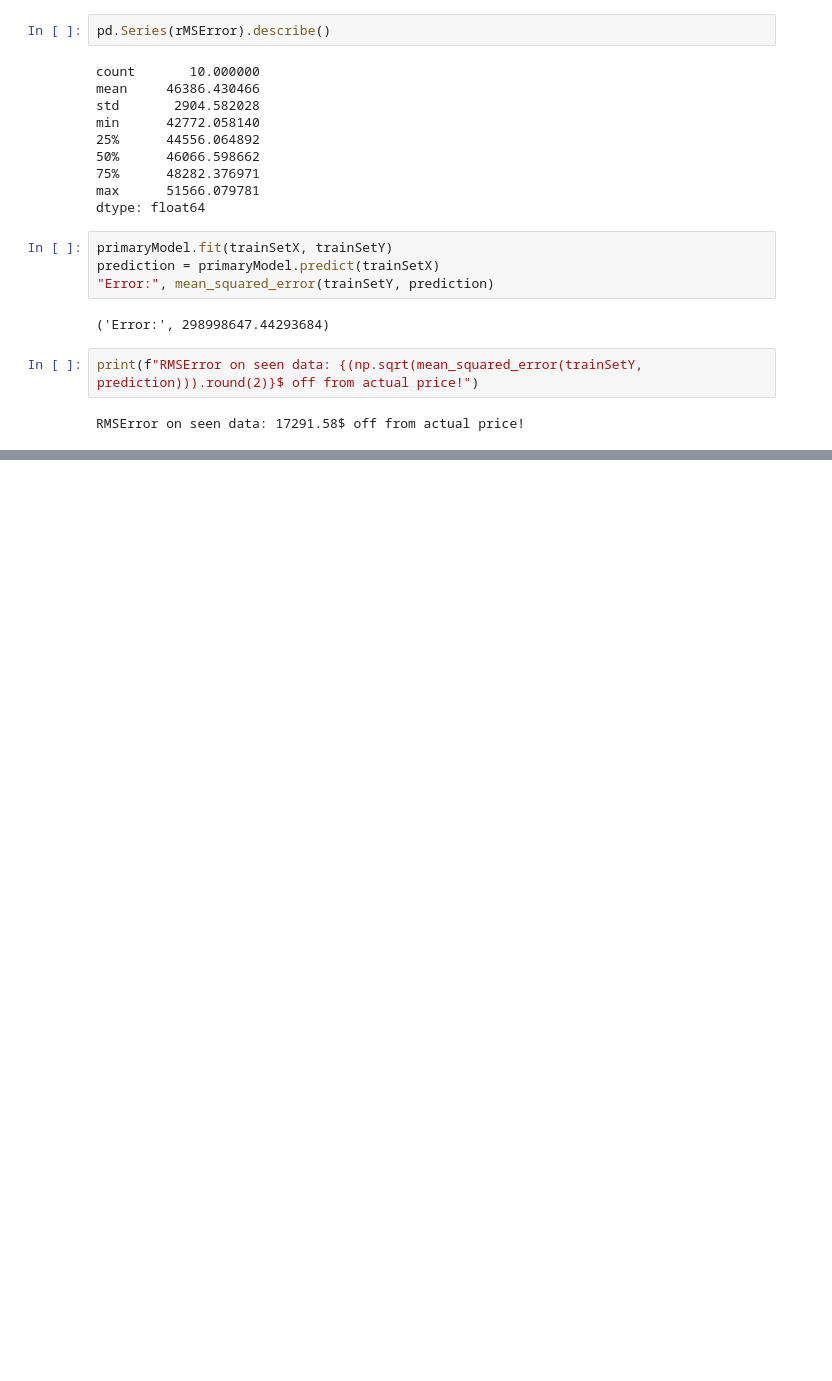
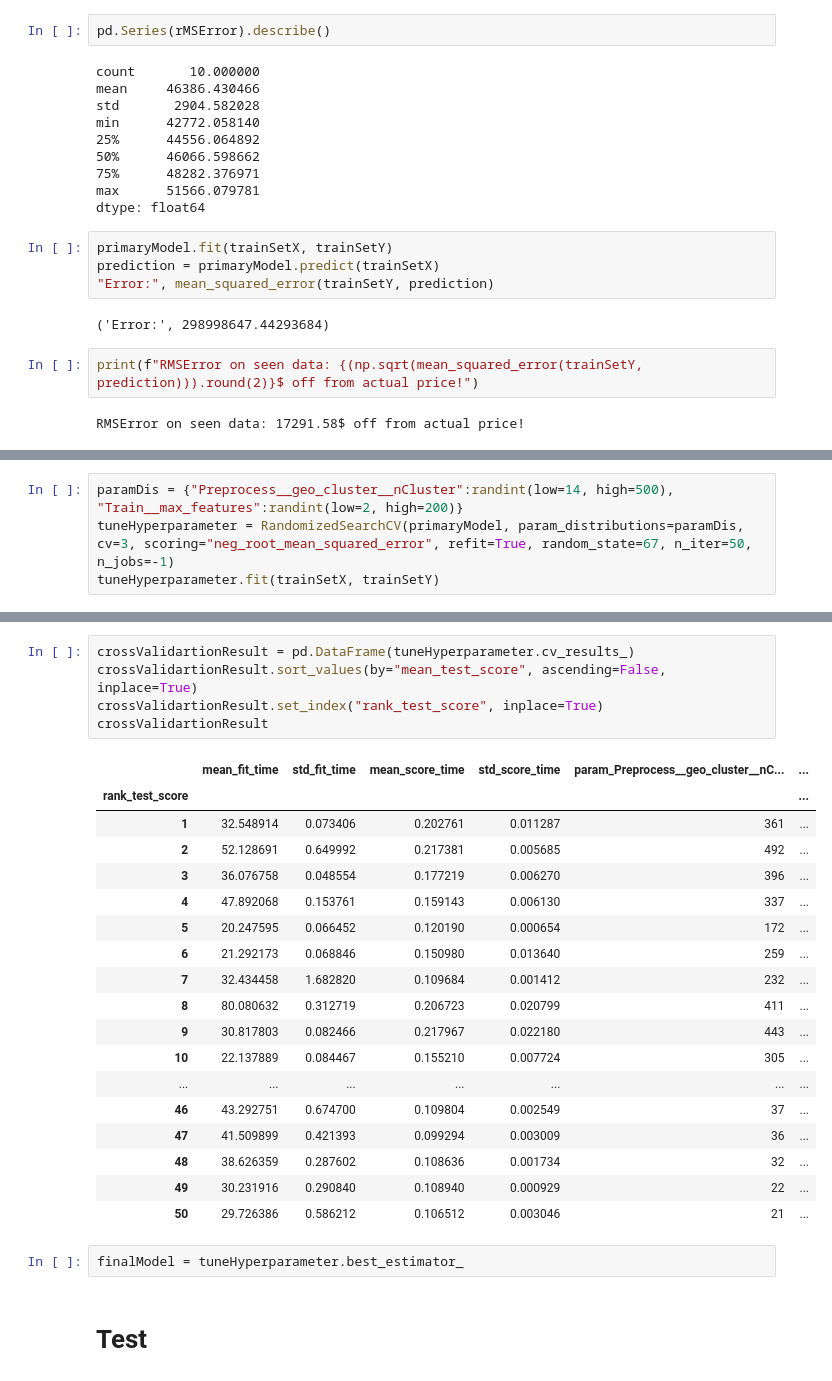
Before and after one commit to m-mhe/ml_practice, a Jupyter notebook: HousingPricePrediction/main.ipynb, the cells around one changed output, grey strips where cells are left out. Saved outputs shown, nothing was run; the diff lists cells and outputs as text; blank space fills up the shorter version.

Commit message:
Model Training completed

```diff
--- a/HousingPricePrediction/main.ipynb
+++ b/HousingPricePrediction/main.ipynb
@@ -431,0 +432,4 @@ RMSError on unseen data: 47189.21$ off from actual price!
+# %%
+paramDis = {"Preprocess__geo_cluster__nCluster":randint(low=14, high=500), "Train__max_features":randint(low=2, high=200)}
+tuneHyperparameter = RandomizedSearchCV(primaryModel, param_distributions=paramDis, cv=3, scoring="neg_root_mean_squared_error", refit=True, random_state=67, n_iter=50, n_jobs=-1)
+tuneHyperparameter.fit(trainSetX, trainSetY)
@@ -431,0 +453,28 @@ RMSError on unseen data: 47189.21$ off from actual price!
+# %%
+crossValidartionResult = pd.DataFrame(tuneHyperparameter.cv_results_)
+crossValidartionResult.sort_values(by="mean_test_score", ascending=False, inplace=True)
+crossValidartionResult.set_index("rank_test_score", inplace=True)
+crossValidartionResult
+# %% [output]
+|  | mean_fit_time | std_fit_time | mean_score_time | std_score_time | param_Preprocess__geo_cluster__nC... | ... |
+| rank_test_score |  |  |  |  |  | ... |
+| 1 | 32.548914 | 0.073406 | 0.202761 | 0.011287 | 361 | ... |
+| 2 | 52.128691 | 0.649992 | 0.217381 | 0.005685 | 492 | ... |
+| 3 | 36.076758 | 0.048554 | 0.177219 | 0.006270 | 396 | ... |
+| 4 | 47.892068 | 0.153761 | 0.159143 | 0.006130 | 337 | ... |
+| 5 | 20.247595 | 0.066452 | 0.120190 | 0.000654 | 172 | ... |
+| 6 | 21.292173 | 0.068846 | 0.150980 | 0.013640 | 259 | ... |
+| 7 | 32.434458 | 1.682820 | 0.109684 | 0.001412 | 232 | ... |
+| 8 | 80.080632 | 0.312719 | 0.206723 | 0.020799 | 411 | ... |
+| 9 | 30.817803 | 0.082466 | 0.217967 | 0.022180 | 443 | ... |
+| 10 | 22.137889 | 0.084467 | 0.155210 | 0.007724 | 305 | ... |
+| ... | ... | ... | ... | ... | ... | ... |
+| 46 | 43.292751 | 0.674700 | 0.109804 | 0.002549 | 37 | ... |
+| 47 | 41.509899 | 0.421393 | 0.099294 | 0.003009 | 36 | ... |
+| 48 | 38.626359 | 0.287602 | 0.108636 | 0.001734 | 32 | ... |
+| 49 | 30.231916 | 0.290840 | 0.108940 | 0.000929 | 22 | ... |
+| 50 | 29.726386 | 0.586212 | 0.106512 | 0.003046 | 21 | ... |
+# %%
+finalModel = tuneHyperparameter.best_estimator_
+# %% [markdown]
+# Test
```
Also changed, not shown: parts of 12 cells of this notebook.
